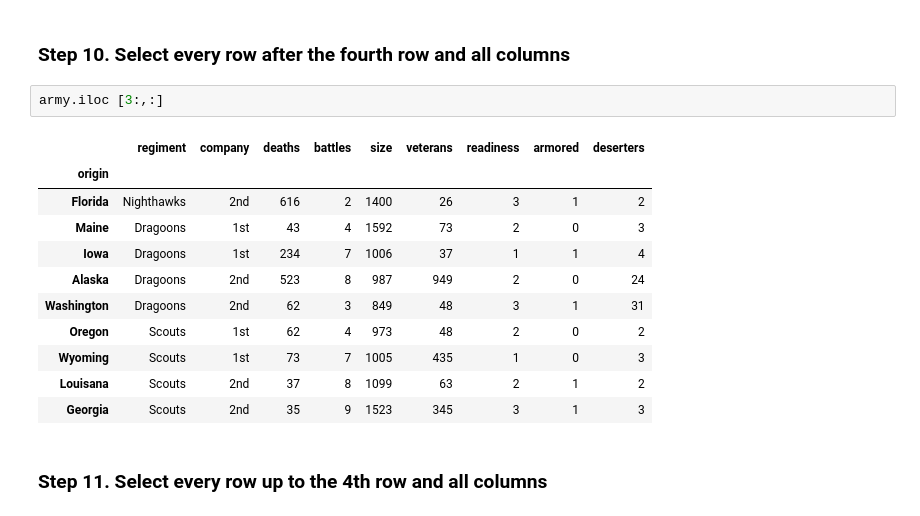
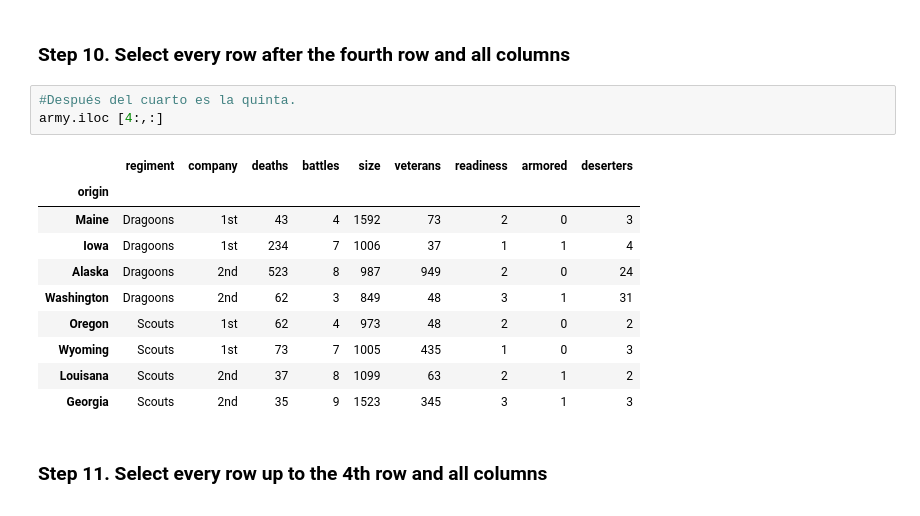
Before and after one commit to naiamerino/2026-02-BILBAO-FT-Data-Science, a Jupyter notebook: 2-Data_Analysis/2-Pandas/Practica/2-Fictional_Army/Fictional Army_NMG.ipynb, the cells around one changed output. Cells and saved outputs as stored; diff of their text form.

```diff
--- a/2-Data_Analysis/2-Pandas/Practica/2-Fictional_Army/Fictional Army_NMG.ipynb
+++ b/2-Data_Analysis/2-Pandas/Practica/2-Fictional_Army/Fictional Army_NMG.ipynb
@@ -129,20 +149,20 @@ army.iloc [2:7, 2:6]
 | Alaska | 523 | 8 | 987 | 949 |
 # %% [markdown]
 ### Step 10. Select every row after the fourth row and all columns
-# %%
-army.iloc [3:,:]
-# %% [output]
-|  | regiment | company | deaths | battles | size | veterans | readiness | armored | deserters |
-| origin |  |  |  |  |  |  |  |  |  |
-| Florida | Nighthawks | 2nd | 616 | 2 | 1400 | 26 | 3 | 1 | 2 |
-| Maine | Dragoons | 1st | 43 | 4 | 1592 | 73 | 2 | 0 | 3 |
-| Iowa | Dragoons | 1st | 234 | 7 | 1006 | 37 | 1 | 1 | 4 |
-| Alaska | Dragoons | 2nd | 523 | 8 | 987 | 949 | 2 | 0 | 24 |
-| Washington | Dragoons | 2nd | 62 | 3 | 849 | 48 | 3 | 1 | 31 |
-| Oregon | Scouts | 1st | 62 | 4 | 973 | 48 | 2 | 0 | 2 |
-| Wyoming | Scouts | 1st | 73 | 7 | 1005 | 435 | 1 | 0 | 3 |
-| Louisana | Scouts | 2nd | 37 | 8 | 1099 | 63 | 2 | 1 | 2 |
-| Georgia | Scouts | 2nd | 35 | 9 | 1523 | 345 | 3 | 1 | 3 |
+# %%
+#Después del cuarto es la quinta.
+army.iloc [4:,:]
+# %% [output]
+|  | regiment | company | deaths | battles | size | veterans | readiness | armored | deserters |
+| origin |  |  |  |  |  |  |  |  |  |
+| Maine | Dragoons | 1st | 43 | 4 | 1592 | 73 | 2 | 0 | 3 |
+| Iowa | Dragoons | 1st | 234 | 7 | 1006 | 37 | 1 | 1 | 4 |
+| Alaska | Dragoons | 2nd | 523 | 8 | 987 | 949 | 2 | 0 | 24 |
+| Washington | Dragoons | 2nd | 62 | 3 | 849 | 48 | 3 | 1 | 31 |
+| Oregon | Scouts | 1st | 62 | 4 | 973 | 48 | 2 | 0 | 2 |
+| Wyoming | Scouts | 1st | 73 | 7 | 1005 | 435 | 1 | 0 | 3 |
+| Louisana | Scouts | 2nd | 37 | 8 | 1099 | 63 | 2 | 1 | 2 |
+| Georgia | Scouts | 2nd | 35 | 9 | 1523 | 345 | 3 | 1 | 3 |
 # %% [markdown]
 ### Step 11. Select every row up to the 4th row and all columns
 # %%
```
Also changed, not shown: parts of 11 cells of this notebook, 5 other files.
